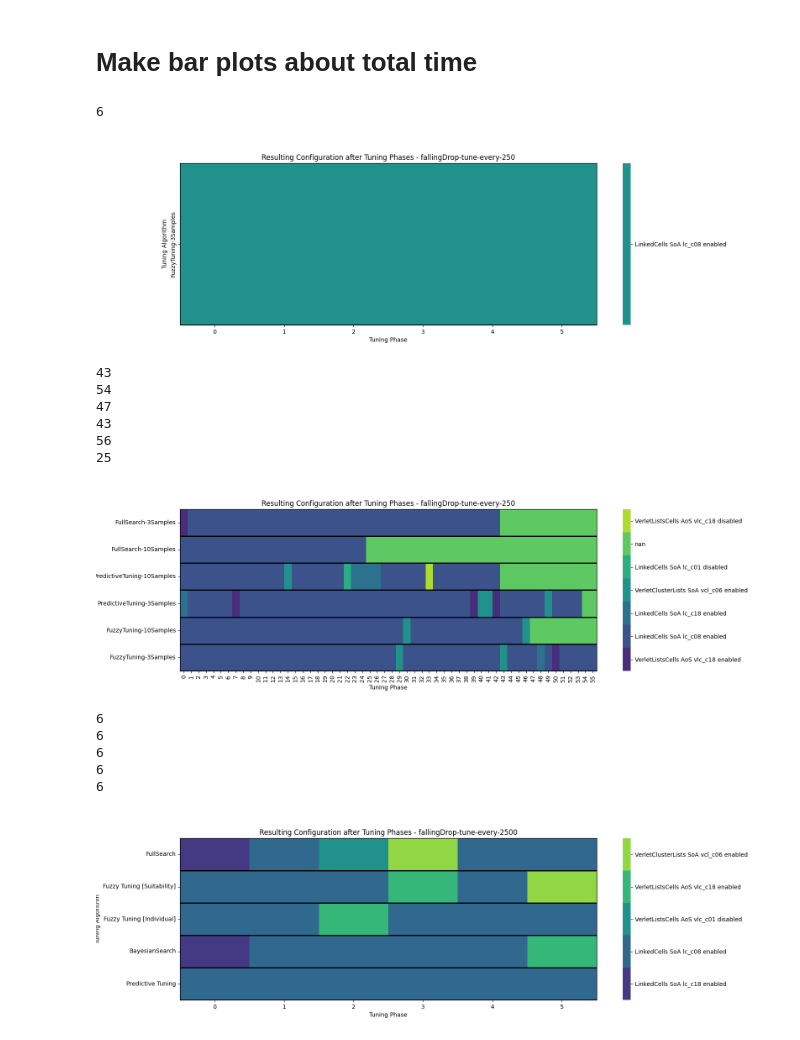
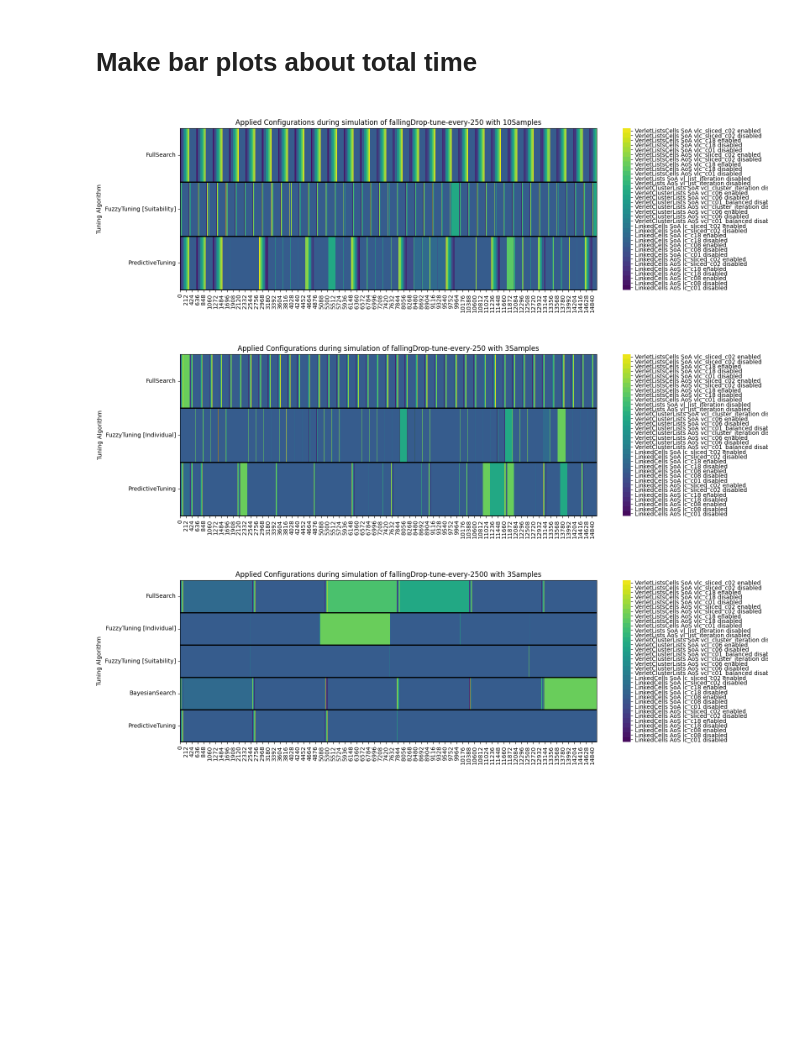
Before and after one commit to ManuelLerchner/AutoPas-FuzzyTuning-Bachelor-Thesis, a Jupyter notebook: data-analysis/benchmark/wsl2/plot-result-correlations.ipynb, the cells around one changed output. Saved outputs shown, nothing was run; the diff lists cells and outputs as text; code cells hidden in the pictures; blank space fills up the shorter version.

```diff
--- a/data-analysis/benchmark/wsl2/plot-result-correlations.ipynb
+++ b/data-analysis/benchmark/wsl2/plot-result-correlations.ipynb
@@ -90,7 +90,7 @@ for scenario, s_data in data.items():
 
         # sort by mean time spent calculating forces
         for tuning_algorithm, logs in r_data.items():
-            tuning_results = logs["tuningResults"]
+            tuning_results = logs["iterationPerformance"]
 
             iteration = tuning_results["Iteration"]
             container = tuning_results["Container"]
@@ -117,52 +117,40 @@ for scenario, s_data in data.items():
         fig, ax = plt.subplots(1, 1, figsize=(16, 5))
 
         value_to_int = {value: i for i, value in enumerate(
-            pd.unique(df.values.ravel()))}
+            sorted(pd.unique(df.values.ravel())))}
 
         n = len(value_to_int)
         cmap = sns.color_palette("viridis", n)
 
         sns.heatmap(df.replace(value_to_int).T, cmap=cmap, ax=ax)
 
         colorbar = ax.collections[0].colorbar
         r = colorbar.vmax - colorbar.vmin
         colorbar.set_ticks([colorbar.vmin + r / n * (0.5 + i)
                             for i in range(n)])
         colorbar.set_ticklabels(list(value_to_int.keys()))
 
         ax.set_title(
-            f"Resulting Configuration after Tuning Phases - {scenario}")
+            f"Applied Configurations during simulation of {scenario} with {ruleset}")
         ax.set_xlabel("Tuning Phase")
         ax.set_ylabel("Tuning Algorithm")
 
         # set y label positon to the top left corner
 
         ax.spines['top'].set_visible(True)
         ax.spines['right'].set_visible(True)
         ax.spines['bottom'].set_visible(True)
         ax.spines['left'].set_visible(True)
 
         # set rotation of y labels
         # move y ticks a bit to the left
 
         # draw horizontal lines
         for i in range(1, len(df.index)):
             ax.axhline(i, color="black", lw=2)
 
         plt.show()
 # %% [output]
-6
-[figure, old version]
+[figure, new version]
-43
-54
-47
-43
-56
-25
-[figure, old version]
+[figure, new version]
-6
-6
-6
-6
-6
-[figure, old version]
+[figure, new version]
```
Also changed, not shown: parts of 1 cell of this notebook, 43 other files.
